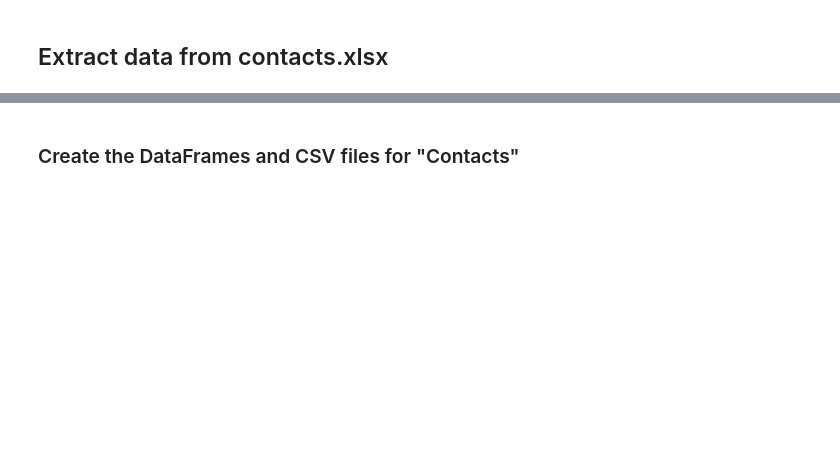
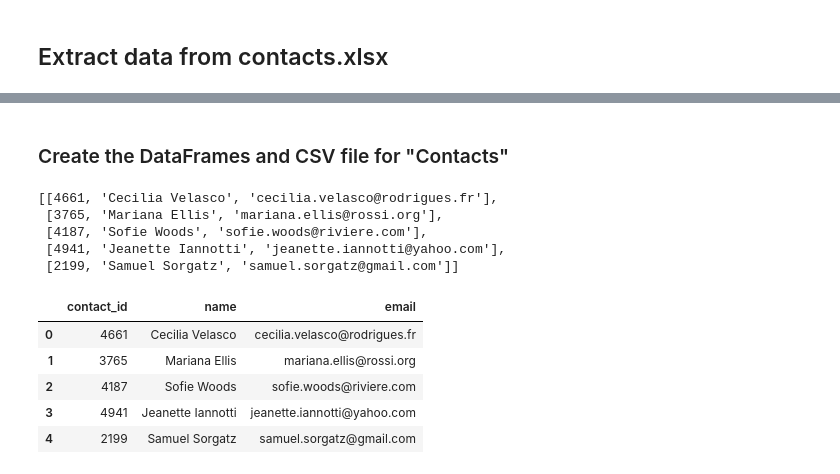
Before and after one commit to 99btyler/MSUDA-project2-group9, a Jupyter notebook: submission/part1-extract-transform.ipynb, the cells around one changed output, grey strips where cells are left out. Saved outputs shown, nothing was run; the diff lists cells and outputs as text; code cells hidden in the pictures; blank space fills up the shorter version.

```diff
--- a/submission/part1-extract-transform.ipynb
+++ b/submission/part1-extract-transform.ipynb
@@ -260,2 +269,2 @@ merged_campaign_df.to_csv("resources/output/campaign.csv", index=False)
 # %% [markdown]
-### Create the DataFrames and CSV files for "Contacts"
+### Create the DataFrames and CSV file for "Contacts"
@@ -263,0 +271,21 @@ merged_campaign_df.to_csv("resources/output/campaign.csv", index=False)
+# %%
+contacts_row_values = unclean_contacts_df["contact_info"].apply(lambda entry: list(json.loads(entry).values())).tolist()
+
+contacts_row_values[:5]
+# %% [output]
+[[4661, 'Cecilia Velasco', 'cecilia.velasco@rodrigues.fr'],
+ [3765, 'Mariana Ellis', 'mariana.ellis@rossi.org'],
+ [4187, 'Sofie Woods', 'sofie.woods@riviere.com'],
+ [4941, 'Jeanette Iannotti', 'jeanette.iannotti@yahoo.com'],
+ [2199, 'Samuel Sorgatz', 'samuel.sorgatz@gmail.com']]
+# %%
+contacts_df = pd.DataFrame(contacts_row_values, columns=["contact_id", "name", "email"])
+
+contacts_df.head()
+# %% [output]
+|  | contact_id | name | email |
+| 0 | 4661 | Cecilia Velasco | cecilia.velasco@rodrigues.fr |
+| 1 | 3765 | Mariana Ellis | mariana.ellis@rossi.org |
+| 2 | 4187 | Sofie Woods | sofie.woods@riviere.com |
+| 3 | 4941 | Jeanette Iannotti | jeanette.iannotti@yahoo.com |
+| 4 | 2199 | Samuel Sorgatz | samuel.sorgatz@gmail.com |
```
Also changed, not shown: parts of 10 cells of this notebook, 1 other file.
